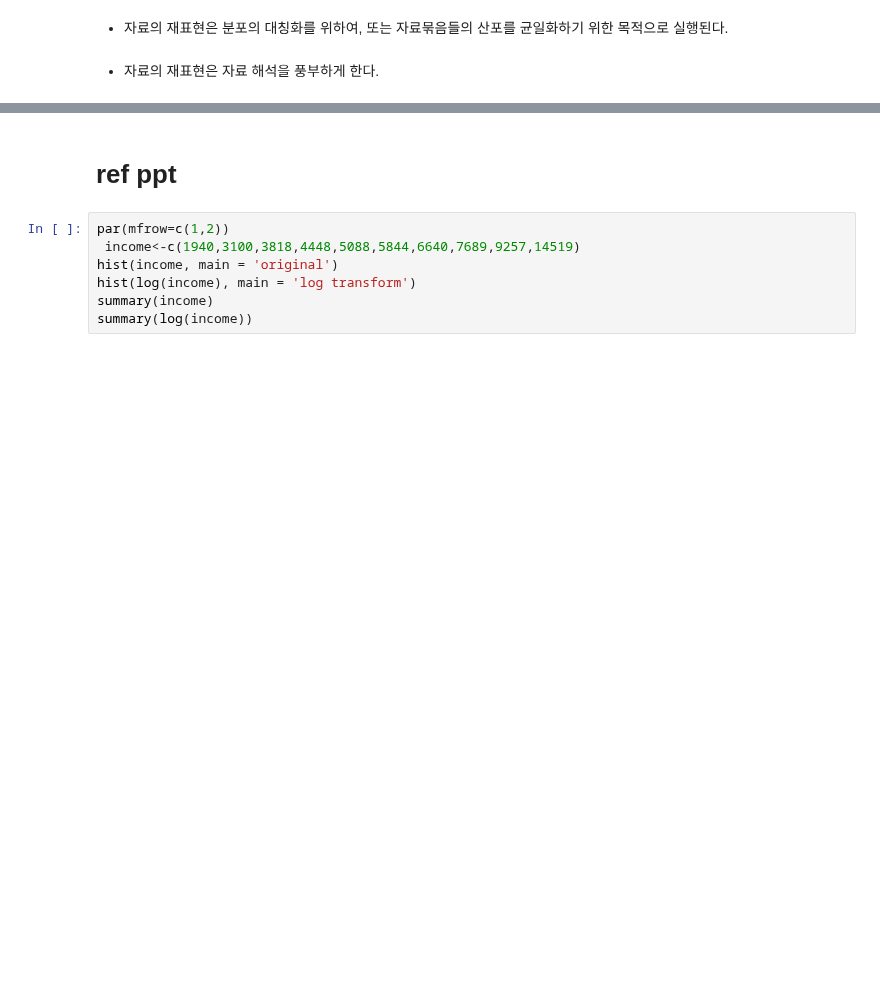
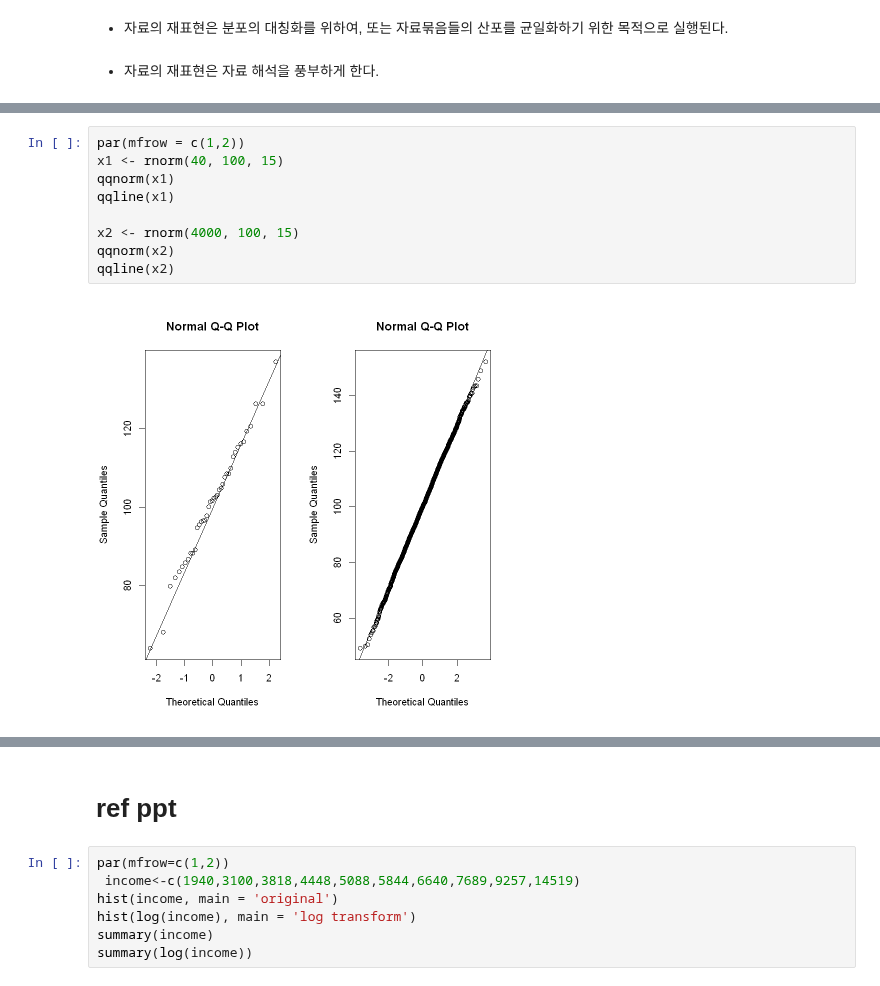
Before and after one commit to stahangryum/Woo, a Jupyter notebook: _notebooks/2022-04-12-eda.ipynb, the cells around one changed output, grey strips where cells are left out. Cells and saved outputs as stored; diff of their text form; blank space fills up the shorter version.

```diff
--- a/_notebooks/2022-04-12-eda.ipynb
+++ b/_notebooks/2022-04-12-eda.ipynb
@@ -338,0 +349,11 @@ hist(robust_z_Y, breaks = seq(-6, 6, 0.5), freq = F, ylim = c(0, 0.7), main = 'R
+# %%
+par(mfrow = c(1,2))
+x1 <- rnorm(40, 100, 15)
+qqnorm(x1)
+qqline(x1)
+
+x2 <- rnorm(4000, 100, 15)
+qqnorm(x2)
+qqline(x2)
+# %% [output]
+[figure, added]
```
Also changed, not shown: parts of 24 cells of this notebook.
